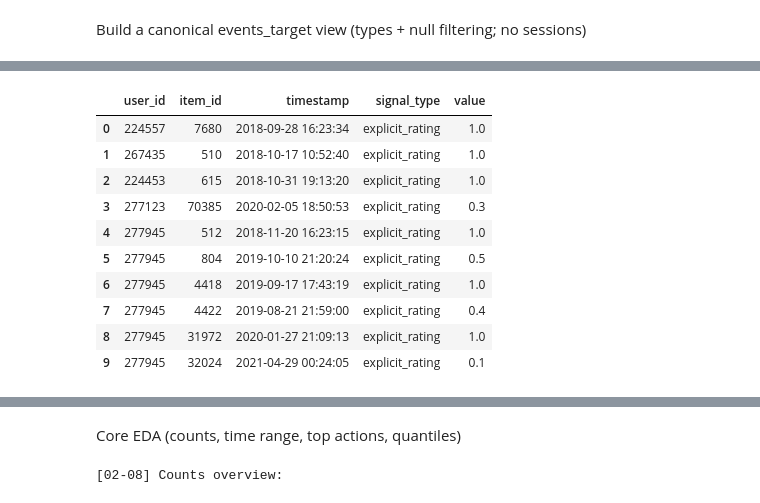
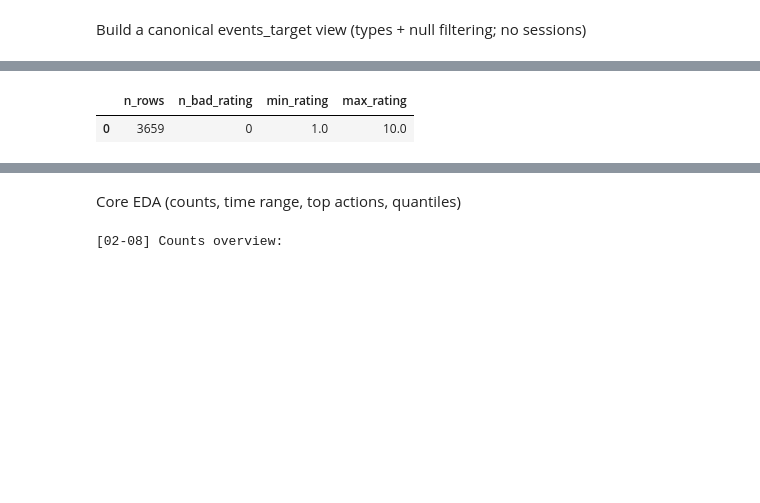
Before and after one commit to jamalla/mooc-coldstart-session-meta, a Jupyter notebook: notebooks/02_eda_target_mooc.ipynb, the cells around one changed output, grey strips where cells are left out. Saved outputs shown, nothing was run; the diff lists cells and outputs as text; code cells hidden in the pictures; blank space fills up the shorter version.

```diff
--- a/notebooks/02_eda_target_mooc.ipynb
+++ b/notebooks/02_eda_target_mooc.ipynb
@@ -263,11 +269,14 @@ if missing:
 # %% [markdown]
 Build a canonical events_target view (types + null filtering; no sessions)
 # %%
-# [CELL 02-07] Create canonical view with agreed schema:
-# user_id, item_id, timestamp, signal_type, value
-# signal_type:
-#   - explicit_rating: value = rating/10 (assumes rating is 0..10)
-#   - implicit_watch:  value = watch_percentage/100 (assumes 0..100)
+# [CELL 02-07] Create canonical view (EXPLICIT-ONLY TARGET)
+# Decision (Option A): Target dataset uses ONLY explicit_ratings_en.csv.
+# Therefore:
+#   signal_type is always 'explicit_rating'
+#   value is normalized rating (assumed 0..10 -> divide by 10)
+# Notes:
+# - No implicit_ratings_en.csv is included in explicit-only mode.
+# - No watch_percentage is expected here.
 
 def qident(name: str) -> str:
     return '"' + name.replace('"', '""') + '"'
@@ -277,10 +286,30 @@ CANON_VIEW = "events_target"
 u = qident(COL_USER)
 i = qident(COL_ITEM)
 t = qident(COL_TIME)
+r = qident(COL_RATING)
 
-rating_expr = "NULL" if COL_RATING is None else f"try_cast({qident(COL_RATING)} AS DOUBLE)"
-watch_expr  = "NULL" if COL_WATCH  is None else f"try_cast({qident(COL_WATCH)} AS DOUBLE)"
+print("\n" + "="*70)
+print("02-07 CANONICAL VIEW (EXPLICIT-ONLY MODE)")
+print("="*70)
+print("[02-07] Using ONLY explicit_ratings_en.csv.")
+print("[02-07] Canonical schema: user_id, item_id, timestamp, signal_type, value")
+print("[02-07] signal_type='explicit_rating' for all rows.")
+print("[02-07] value = rating / 10.0 (rating scale sanity check below).")
 
+# rating sanity check (raw)
+rating_check = con.execute(f"""
+SELECT
+  COUNT(*) AS n_rows,
+  COUNT(*) FILTER (WHERE try_cast({r} AS DOUBLE) IS NULL) AS n_bad_rating,
+  MIN(try_cast({r} AS DOUBLE)) AS min_rating,
+  MAX(try_cast({r} AS DOUBLE)) AS max_rating
+FROM {RAW_VIEW};
+""").df()
+
+print("[02-07] Raw rating sanity check:")
+display(rating_check)
+
+# Create canonical view
 con.execute(
     f"""
     CREATE OR REPLACE VIEW {CANON_VIEW} AS
@@ -288,23 +317,13 @@ con.execute(
       CAST({u} AS VARCHAR) AS user_id,
       CAST({i} AS VARCHAR) AS item_id,
       CAST({t} AS TIMESTAMP) AS timestamp,
-
-      CASE
-        WHEN {rating_expr} IS NOT NULL THEN 'explicit_rating'
-        WHEN {watch_expr}  IS NOT NULL THEN 'implicit_watch'
-        ELSE 'interaction'
-      END AS signal_type,
-
-      CASE
-        WHEN {rating_expr} IS NOT NULL THEN ({rating_expr} / 10.0)
-        WHEN {watch_expr}  IS NOT NULL THEN ({watch_expr}  / 100.0)
-        ELSE 1.0
-      END AS value
-
+      'explicit_rating' AS signal_type,
+      (try_cast({r} AS DOUBLE) / 10.0) AS value
     FROM {RAW_VIEW}
     WHERE {u} IS NOT NULL
       AND {i} IS NOT NULL
       AND {t} IS NOT NULL
+      AND try_cast({r} AS DOUBLE) IS NOT NULL
     """
 )
 
@@ -316,4 +335,19 @@ bad_ts = con.execute(f"SELECT COUNT(*) AS n_bad_ts FROM {CANON_VIEW} WHERE times
 print("[02-07] Bad timestamp rows (timestamp is NULL after cast):", int(bad_ts))
 if bad_ts > 0:
     raise ValueError("Timestamp casting produced NULLs. Check created_at format.")
+
+# quick distribution of raw rating values (helps confirm scale)
+rating_dist = con.execute(f"""
+SELECT
+  try_cast({r} AS DOUBLE) AS rating,
+  COUNT(*) AS n
+FROM {RAW_VIEW}
+WHERE try_cast({r} AS DOUBLE) IS NOT NULL
+GROUP BY 1
+ORDER BY n DESC
+LIMIT 20;
+""").df()
+
+print("[02-07] Top rating values (raw):")
+display(rating_dist)
 # %% [output]
@@ -321,11 +362,2 @@ if bad_ts > 0:
-|  | user_id | item_id | timestamp | signal_type | value |
-| 0 | 224557 | 7680 | 2018-09-28 16:23:34 | explicit_rating | 1.0 |
-| 1 | 267435 | 510 | 2018-10-17 10:52:40 | explicit_rating | 1.0 |
-| 2 | 224453 | 615 | 2018-10-31 19:13:20 | explicit_rating | 1.0 |
-| 3 | 277123 | 70385 | 2020-02-05 18:50:53 | explicit_rating | 0.3 |
-| 4 | 277945 | 512 | 2018-11-20 16:23:15 | explicit_rating | 1.0 |
-| 5 | 277945 | 804 | 2019-10-10 21:20:24 | explicit_rating | 0.5 |
-| 6 | 277945 | 4418 | 2019-09-17 17:43:19 | explicit_rating | 1.0 |
-| 7 | 277945 | 4422 | 2019-08-21 21:59:00 | explicit_rating | 0.4 |
-| 8 | 277945 | 31972 | 2020-01-27 21:09:13 | explicit_rating | 1.0 |
-| 9 | 277945 | 32024 | 2021-04-29 00:24:05 | explicit_rating | 0.1 |
+|  | n_rows | n_bad_rating | min_rating | max_rating |
+| 0 | 3659 | 0 | 1.0 | 10.0 |
```
Also changed, not shown: parts of 17 cells of this notebook, 2 other files.
